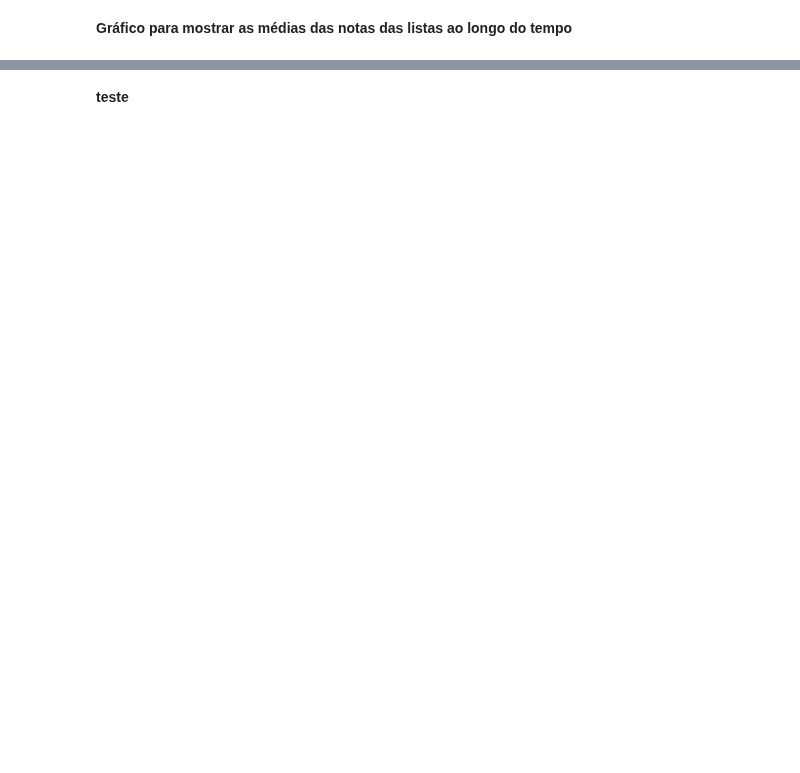
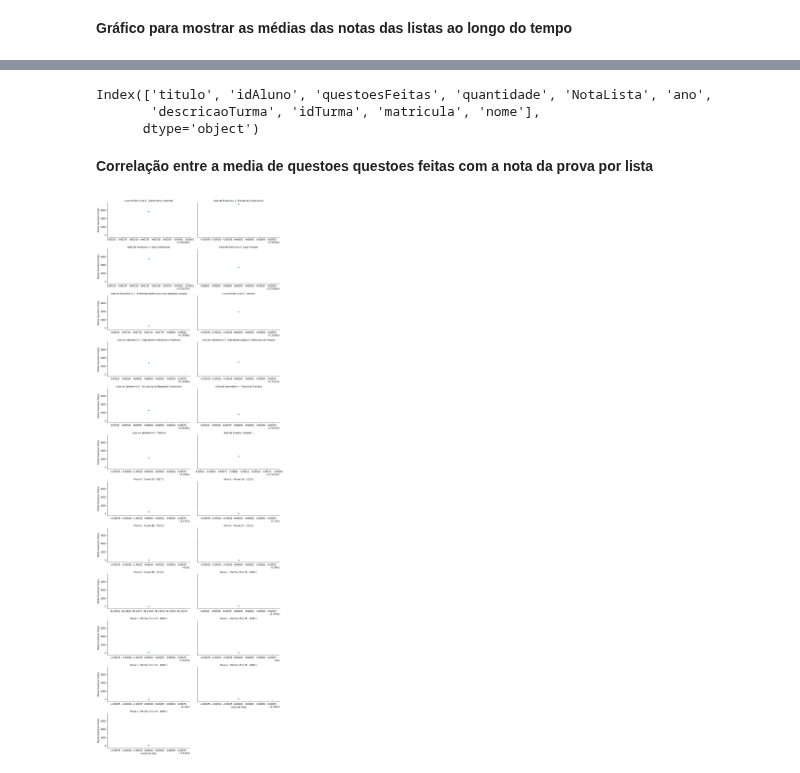
Before and after one commit to repitta/CienciaDeDadosEducacionais, a Jupyter notebook: Análise_LopUsuarioNota.ipynb, the cells around one changed output, grey strips where cells are left out. Saved outputs shown, nothing was run; the diff lists cells and outputs as text; code cells hidden in the pictures; blank space fills up the shorter version.

```diff
--- a/Análise_LopUsuarioNota.ipynb
+++ b/Análise_LopUsuarioNota.ipynb
@@ -162,2 +166,0 @@ plt.show()
-# %% [markdown]
-**teste**
@@ -174,0 +167,25 @@ plt.show()
+# %%
+lopNotasLista.columns
+# %% [output]
+Index(['titulo', 'idAluno', 'questoesFeitas', 'quantidade', 'NotaLista', 'ano',
+       'descricaoTurma', 'idTurma', 'matricula', 'nome'],
+      dtype='object')
+# %% [markdown]
+**Correlação entre a media de questoes questoes feitas com a nota da prova por lista**
+# %%
+#ax2 = lopNotasLista.plot.scatter(x='NotaLista', y='NotaLista', c='DarkBlue')
+
+quanLista = lopNotasLista.groupby(['titulo']).sum()
+quanLista = quanLista.reset_index()
+#print(quanLista.head())
+# Creating graphics with Seaborn
+gQuandLista = sns.FacetGrid(quanLista, col = "titulo", col_wrap =2, height=3, aspect=2, sharex=False)
+bp=gQuandLista.map(sns.scatterplot,"NotaLista","questoesFeitas" ,palette=sns.color_palette(['red','green']))
+
+bp.add_legend()
+bp.set_titles("{col_name}")
+bp.set_ylabels("Media Questoes Feitas")
+bp.set_xlabels("Media de Nota")
+plt.show()
+# %% [output]
+[figure, added]
```
Also changed, not shown: parts of 5 cells of this notebook.
